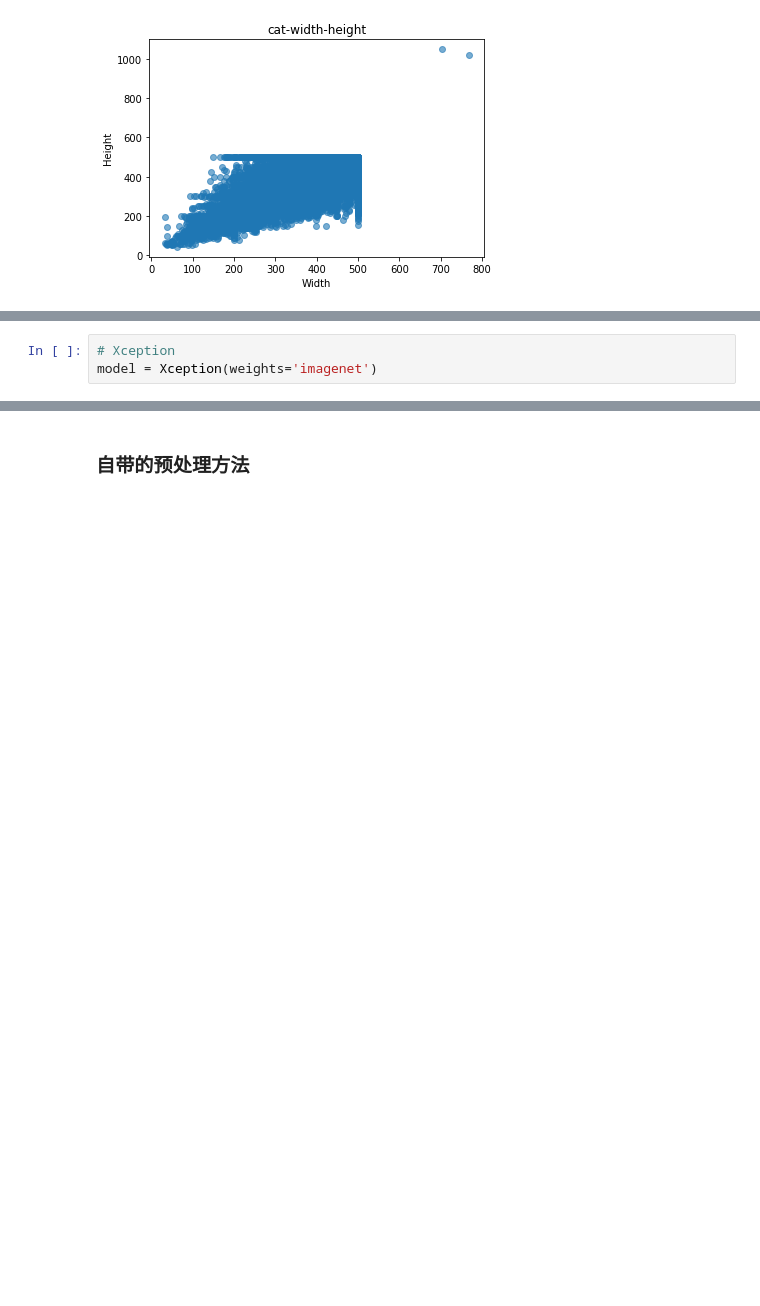
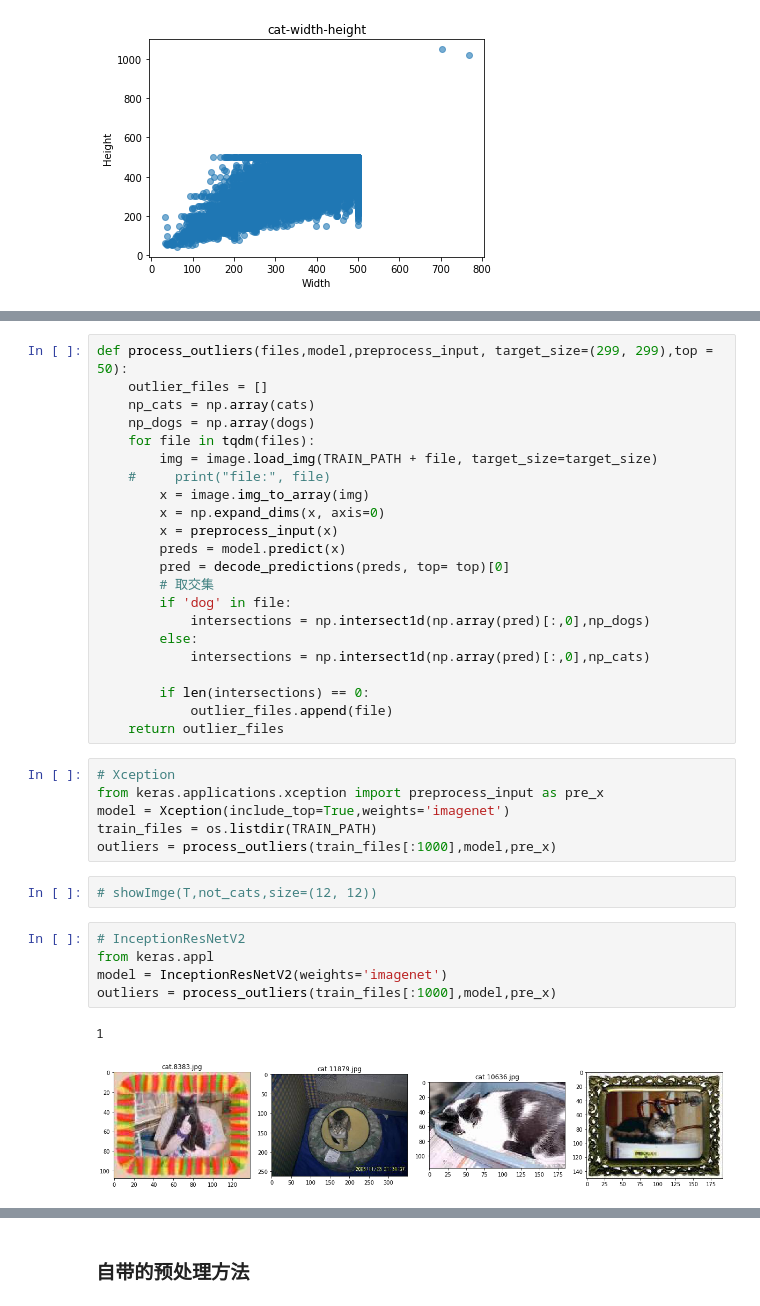
Before and after one commit to LeeZhe/dogs-vs-cats, a Jupyter notebook: cat.vs.dog.ipynb, the cells around one changed output, grey strips where cells are left out. Saved outputs shown, nothing was run; the diff lists cells and outputs as text; blank space fills up the shorter version.

```diff
--- a/cat.vs.dog.ipynb
+++ b/cat.vs.dog.ipynb
@@ -81,3 +119,0 @@ Populating the interactive namespace from numpy and matplotlib
-# %%
-# Xception
-model = Xception(weights='imagenet')
@@ -84 +139,39 @@ model = Xception(weights='imagenet')
+# %%
+def process_outliers(files,model,preprocess_input, target_size=(299, 299),top = 50):
+    outlier_files = []
+    np_cats = np.array(cats)
+    np_dogs = np.array(dogs)
+    for file in tqdm(files):
+        img = image.load_img(TRAIN_PATH + file, target_size=target_size)
+    #     print("file:", file)
+        x = image.img_to_array(img)
+        x = np.expand_dims(x, axis=0)
+        x = preprocess_input(x)
+        preds = model.predict(x)
+        pred = decode_predictions(preds, top= top)[0]
+        # 取交集
+        if 'dog' in file:
+            intersections = np.intersect1d(np.array(pred)[:,0],np_dogs)
+        else:
+            intersections = np.intersect1d(np.array(pred)[:,0],np_cats)
+
+        if len(intersections) == 0:
+            outlier_files.append(file)
+    return outlier_files
+# %%
+# Xception
+from keras.applications.xception import preprocess_input as pre_x
+model = Xception(include_top=True,weights='imagenet')
+train_files = os.listdir(TRAIN_PATH)
+outliers = process_outliers(train_files[:1000],model,pre_x)
+# %%
+# showImge(T,not_cats,size=(12, 12))
+# %%
+# InceptionResNetV2
+from keras.appl
+model = InceptionResNetV2(weights='imagenet')
+outliers = process_outliers(train_files[:1000],model,pre_x)
+# %% [output]
+1
+[figure, added]
 # %%
```
Also changed, not shown: parts of 7 cells of this notebook.
